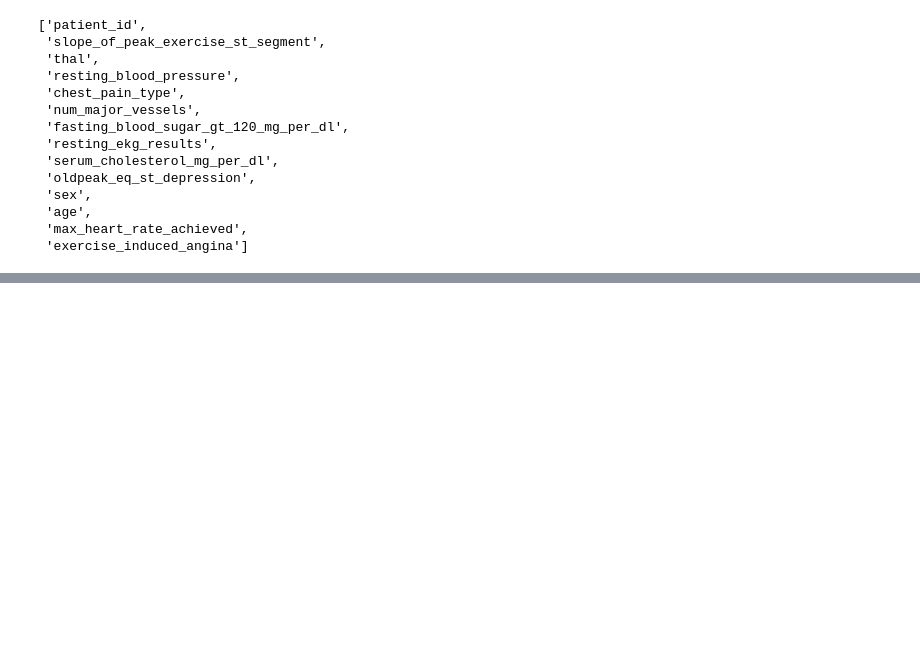
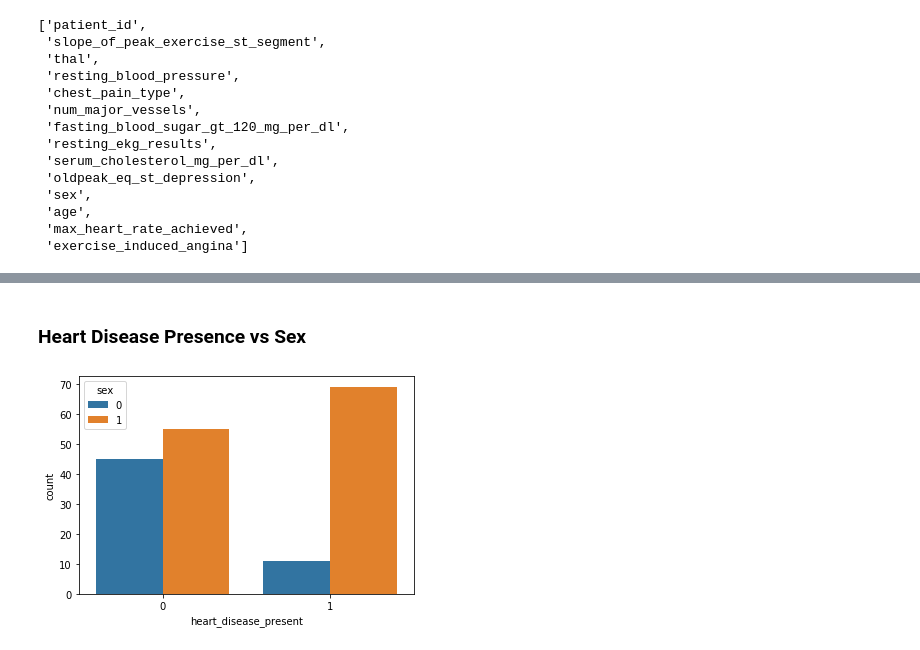
Before and after one commit to Antonio-Avila/Heart-Disease, a Jupyter notebook: Heart_jpn.ipynb, the cells around one changed output, grey strips where cells are left out. Drawn from its saved outputs; the diff is of its cells as text; code cells hidden in the pictures; blank space fills up the shorter version.

```diff
--- a/Heart_jpn.ipynb
+++ b/Heart_jpn.ipynb
@@ -141,0 +185,13 @@ A bar plot comparing the average ages per each chest pain type furthers my suspi
+# %% [markdown]
+### Heart Disease Presence vs Sex
+# %%
+df = pd.merge(train, y)
+df.groupby("heart_disease_present")['sex'].value_counts()
+
+sns.countplot(x = "heart_disease_present", data = df, hue = "sex")
+
+anova_test = smf.ols('heart_disease_present ~ C(sex)', data = df).fit()
+anova_test.summary()
+df['sex'].value_counts();
+# %% [output]
+[figure, added]
```
Also changed, not shown: parts of 26 cells of this notebook.
